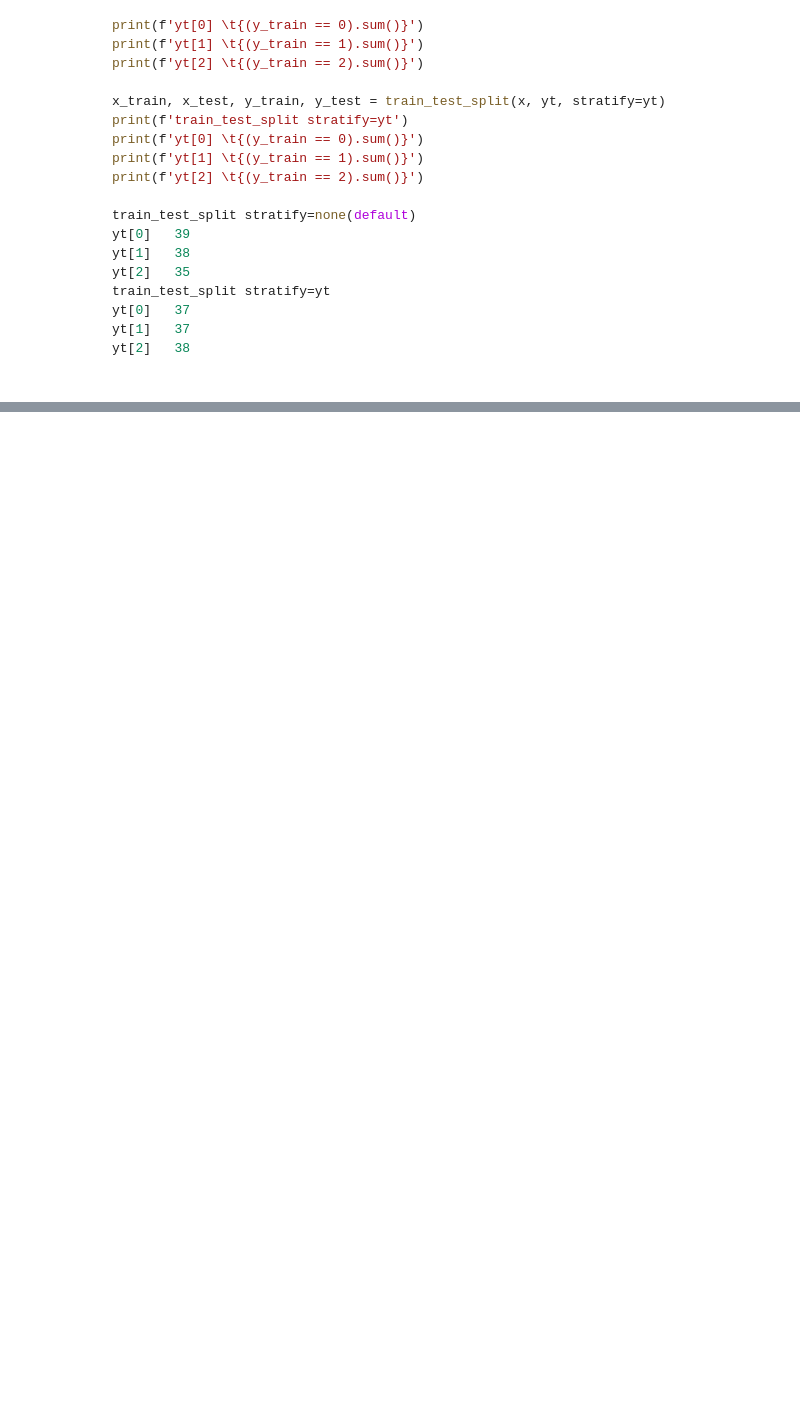
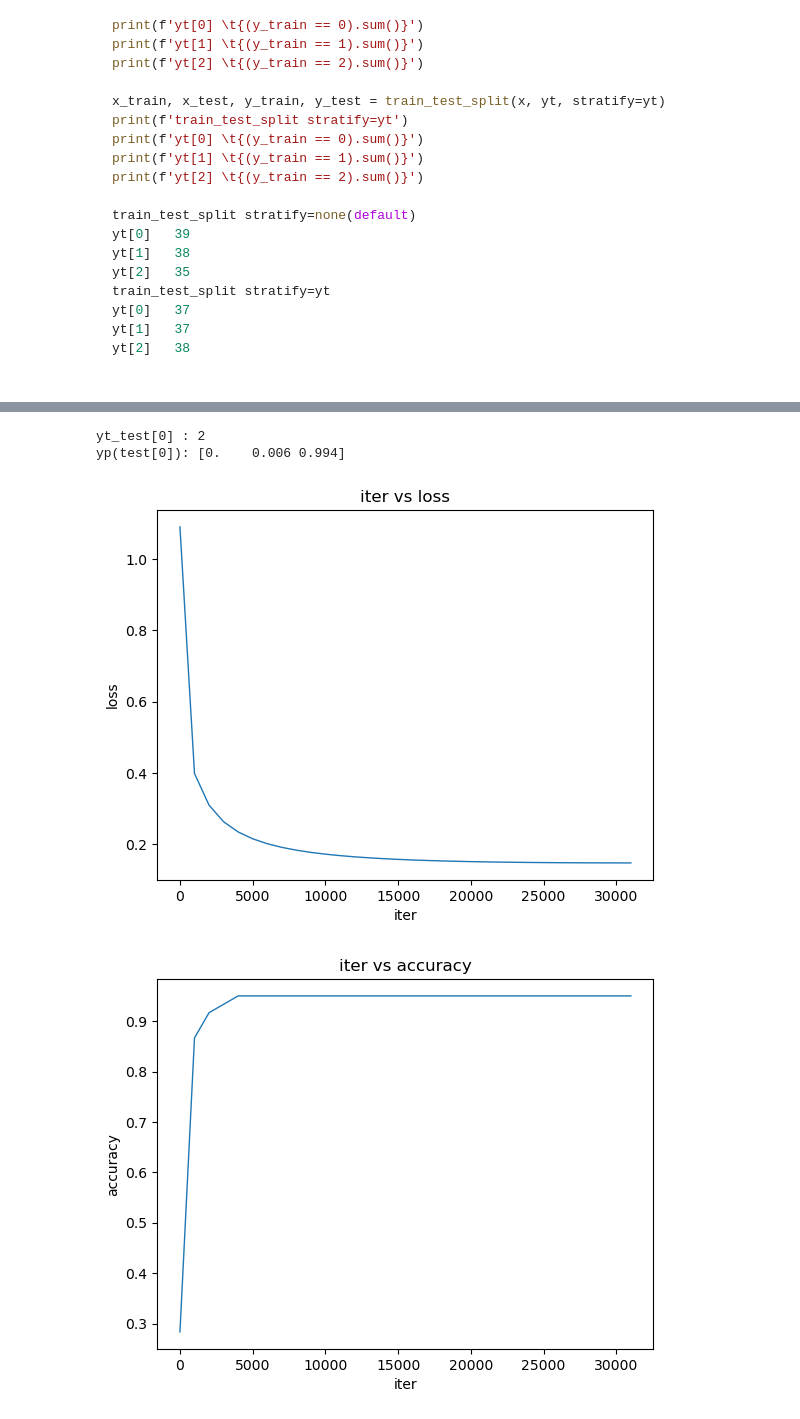
Before and after one commit to hiroooo000/ptr, a Jupyter notebook: jupyternotebook/data2/dl_and_math_cap9.ipynb, the cells around one changed output, grey strips where cells are left out. Cells and saved outputs as stored; diff of their text form; code cells hidden in the pictures; blank space fills up the shorter version.

```diff
--- a/jupyternotebook/data2/dl_and_math_cap9.ipynb
+++ b/jupyternotebook/data2/dl_and_math_cap9.ipynb
@@ -113,0 +280,28 @@ AttributeError: 'numpy.ndarray' object has no attribute 'nunique'
+# %%
+# 入力データxを4次元に増やす
+x = iris_df.loc[:,["sepal_length","sepal_width","petal_length","petal_width"]].to_numpy()
+yt = iris_df.class_code.to_numpy()
+M = x.shape[0]
+ones = np.ones((M,1))
+x = np.hstack([ones,x])
+
+# One Hot Vector生成
+# エンコーダーのインスタンス生成
+ohe = OneHotEncoder(sparse_output=False, categories='auto')
+# 1次元配列を1列複数行のベクトルに変換
+yt_work = np.c_[yt]
+yt_ohv = ohe.fit_transform(yt_work)
+
+# 学習データと試験データの分離
+x_train, x_test, yt_train, yt_test, yt_train_ohv, yt_test_ohv = train_test_split(x, yt, yt_ohv, test_size=0.4)
+
+# Wの生成
+W = init_W(x_train, yt_train_ohv)
+# %%
+history = np.zeros((0,3))
+alpha=0.01
+iter=100000
+
+ret_w, history = train(x_train, yt_train_ohv, W, x_test, yt_test, yt_test_ohv, history, alpha=alpha, iter=iter)
+
+print(ret_w)
@@ -113,0 +326,15 @@ AttributeError: 'numpy.ndarray' object has no attribute 'nunique'
+# %%
+# 推論
+answer = pred(x_test[0,:],ret_w)
+np.set_printoptions(precision=3,suppress=True)
+print(f'yt_test[0] : {yt_test[0]}')
+print(f'yp(test[0]): {answer}')
+# %% [output]
+yt_test[0] : 2
+yp(test[0]): [0.    0.006 0.994]
+# %%
+# 学習曲線／精度曲線
+plot_loss_accuracy(history)
+# %% [output]
+[figure, added]
+[figure, added]
```
Also changed, not shown: parts of 11 cells of this notebook, 5 other files.
